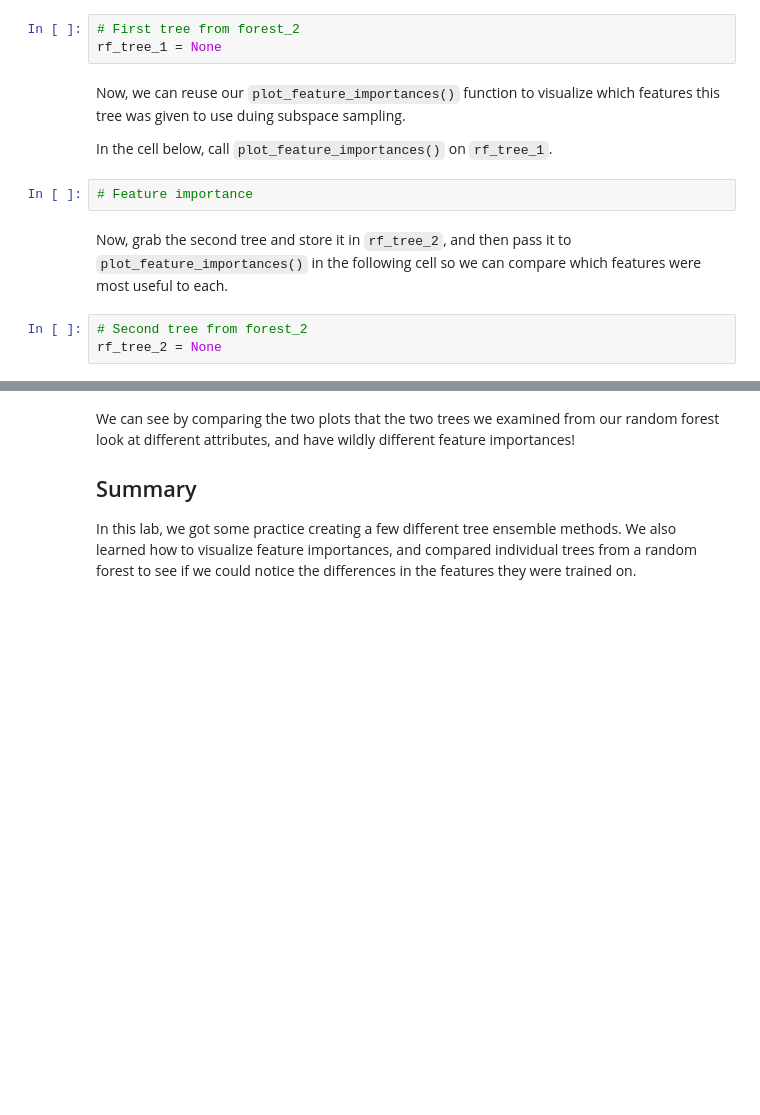
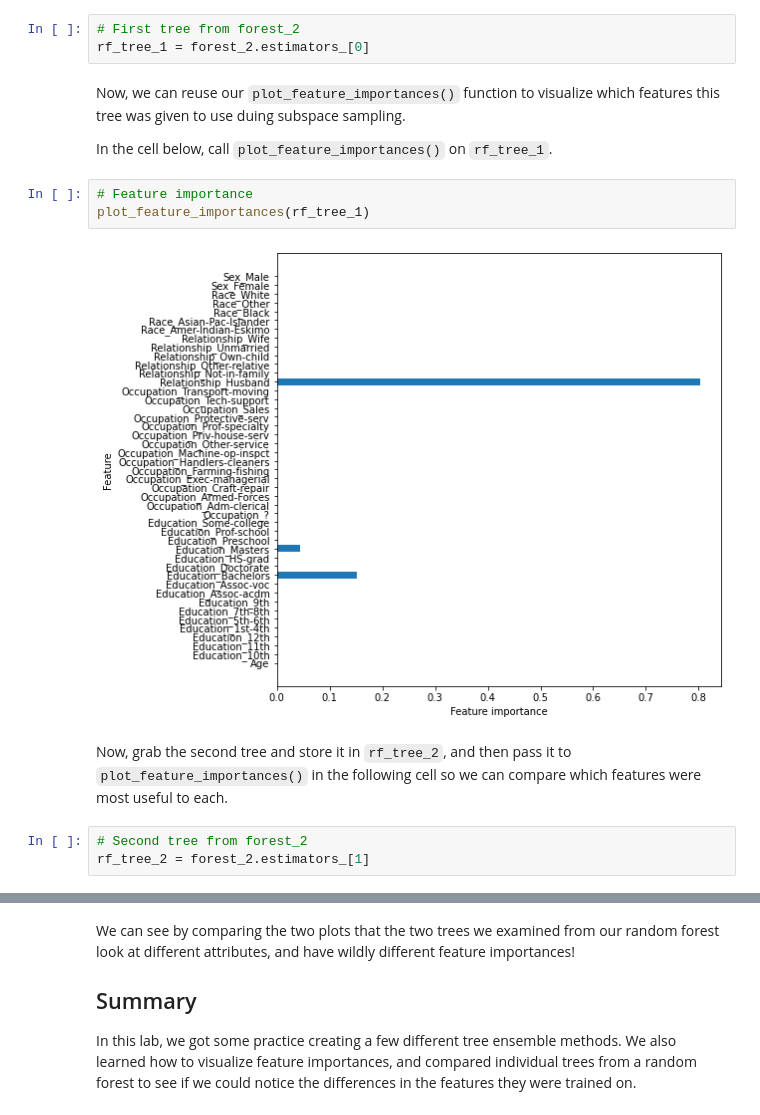
Before and after one commit to Pamela-Chebii/dsc-tree-ensembles-random-forests-lab, a Jupyter notebook: index.ipynb, the cells around one changed output, grey strips where cells are left out. Cells and saved outputs as stored; diff of their text form; blank space fills up the shorter version.

```diff
--- a/index.ipynb
+++ b/index.ipynb
@@ -271,17 +271,20 @@ Making `max_features` smaller will lead to very different trees in your forest!
 In the cell below, get the first tree from `forest_2.estimators_` and store it in `rf_tree_1`
 # %%
 # First tree from forest_2
-rf_tree_1 = None
+rf_tree_1 = forest_2.estimators_[0]
 # %% [markdown]
 Now, we can reuse our `plot_feature_importances()` function to visualize which features this tree was given to use duing subspace sampling.
 
 In the cell below, call `plot_feature_importances()` on `rf_tree_1`.
 # %%
 # Feature importance
+plot_feature_importances(rf_tree_1)
+# %% [output]
+[figure, added]
 # %% [markdown]
 Now, grab the second tree and store it in `rf_tree_2`, and then pass it to `plot_feature_importances()` in the following cell so we can compare which features were most useful to each.
 # %%
 # Second tree from forest_2
-rf_tree_2 = None
+rf_tree_2 = forest_2.estimators_[1]
 # %%
 # Feature importance
```
Also changed, not shown: parts of 1 cell of this notebook.
